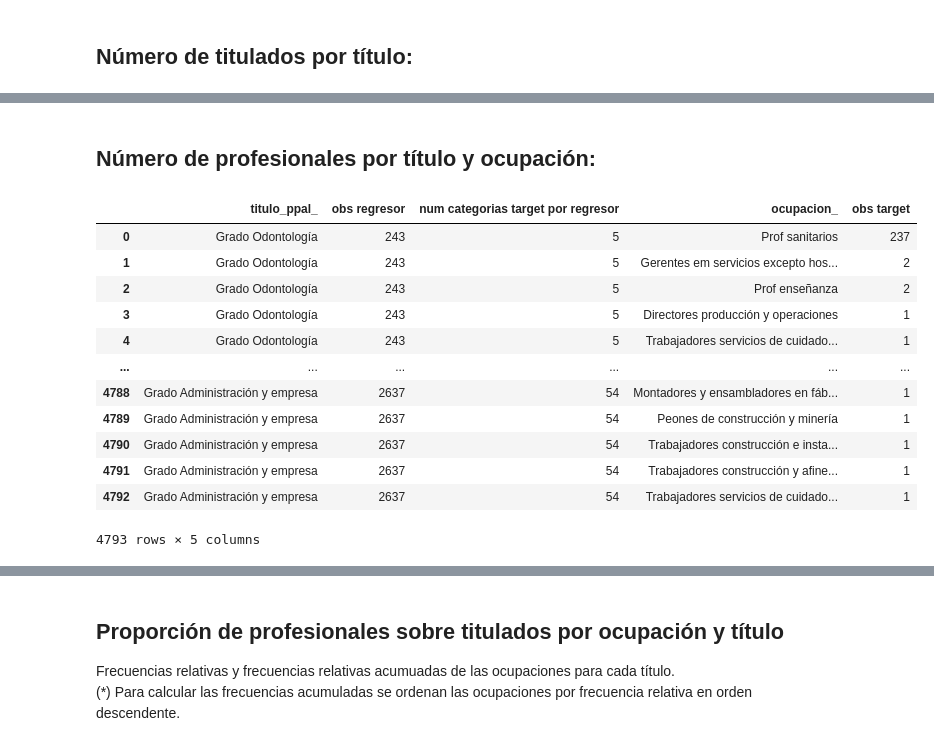
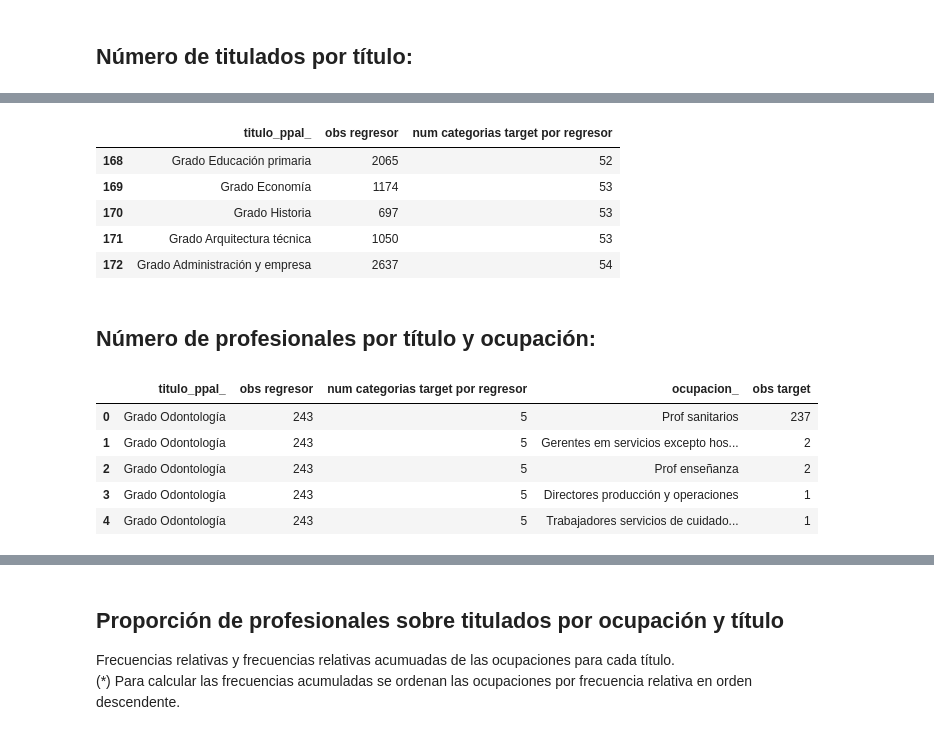
Before and after one commit to bdeotto/KSchool_TFM, a Jupyter notebook: naive_benchmark.ipynb, the cells around one changed output, grey strips where cells are left out. Cells and saved outputs as stored; diff of their text form; code cells hidden in the pictures.

```diff
--- a/naive_benchmark.ipynb
+++ b/naive_benchmark.ipynb
@@ -289,3 +281,12 @@ num_titulados_encuesta
+# %%
+num_titulados_encuesta.tail()
+# %% [output]
+|  | titulo_ppal_ | obs regresor | num categorias target por regresor |
+| 168 | Grado Educación primaria | 2065 | 52 |
+| 169 | Grado Economía | 1174 | 53 |
+| 170 | Grado Historia | 697 | 53 |
+| 171 | Grado Arquitectura técnica | 1050 | 53 |
+| 172 | Grado Administración y empresa | 2637 | 54 |
 # %% [markdown]
 ## Número de profesionales por título y ocupación:
 # %%
@@ -305,18 +306,11 @@ def num_cat_target_por_regresor_y_target(data,regresor,target):
 # %%
 prof_por_oc_y_titulo_encuesta=num_cat_target_por_regresor_y_target(data=df,
                                                                    regresor='titulo_ppal_',target='ocupacion_')
-prof_por_oc_y_titulo_encuesta
+prof_por_oc_y_titulo_encuesta.head()
 # %% [output]
 |  | titulo_ppal_ | obs regresor | num categorias target por regresor | ocupacion_ | obs target |
 | 0 | Grado Odontología | 243 | 5 | Prof sanitarios | 237 |
 | 1 | Grado Odontología | 243 | 5 | Gerentes em servicios excepto hos... | 2 |
 | 2 | Grado Odontología | 243 | 5 | Prof enseñanza | 2 |
 | 3 | Grado Odontología | 243 | 5 | Directores producción y operaciones | 1 |
 | 4 | Grado Odontología | 243 | 5 | Trabajadores servicios de cuidado... | 1 |
-| ... | ... | ... | ... | ... | ... |
-| 4788 | Grado Administración y empresa | 2637 | 54 | Montadores y ensambladores en fáb... | 1 |
-| 4789 | Grado Administración y empresa | 2637 | 54 | Peones de construcción y minería | 1 |
-| 4790 | Grado Administración y empresa | 2637 | 54 | Trabajadores construcción e insta... | 1 |
-| 4791 | Grado Administración y empresa | 2637 | 54 | Trabajadores construcción y afine... | 1 |
-| 4792 | Grado Administración y empresa | 2637 | 54 | Trabajadores servicios de cuidado... | 1 |
-4793 rows × 5 columns
```
Also changed, not shown: parts of 52 cells of this notebook.
